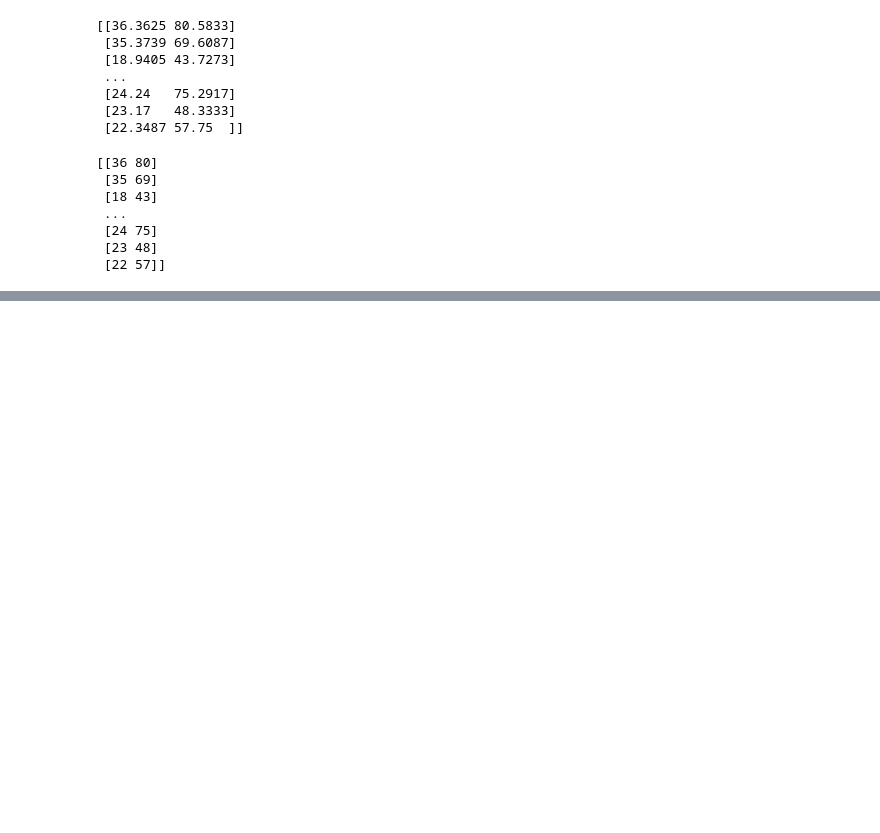
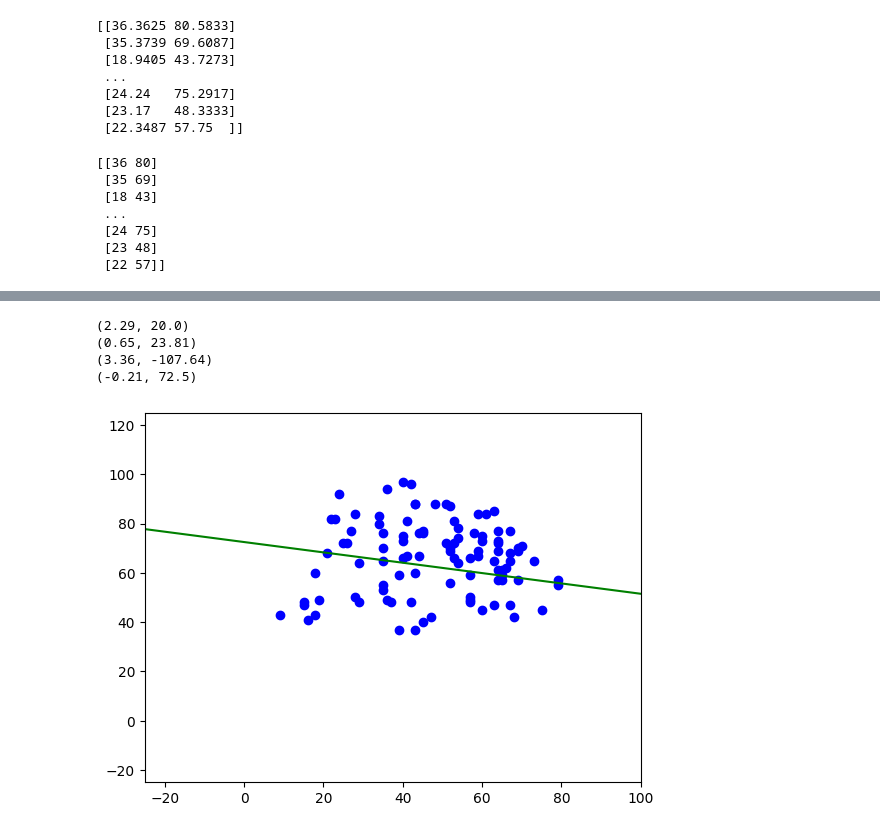
Before and after one commit to VarinKala26/CoresetsForProjectiveClustering, a Jupyter notebook: v1_coresetsforprojectiveclustering.ipynb, the cells around one changed output, grey strips where cells are left out. Saved outputs shown, nothing was run; the diff lists cells and outputs as text; code cells hidden in the pictures; blank space fills up the shorter version.

```diff
--- a/v1_coresetsforprojectiveclustering.ipynb
+++ b/v1_coresetsforprojectiveclustering.ipynb
@@ -213,0 +240,40 @@ plt.show()
+# %%
+def find_optimal_l_centrum(F, l, P):
+    flag = True
+    optimalLine = None
+    optimalDistances = []
+
+    for line in F:
+        distances = []
+        for pt in P:
+            d = find_dist(pt, line)
+            distances.append(d)
+        distances.sort(reverse=True)
+        max_l_sum = sum(distances[:l])
+        if flag:
+            optimalDistance = max_l_sum
+            flag = False
+        optimalDistance = min(optimalDistance, max_l_sum)
+        if optimalDistance==max_l_sum:
+            optimalLine = line
+            print(line)
+            optimalDistances = distances
+
+    return optimalLine, optimalDistances
+# %%
+#test_2
+
+l = 1
+L_1, D_1 = find_optimal_l_centrum(F_2, l, data)
+plotPoint(data)
+plotLine(L_1[0], L_1[1])
+
+plt.xlim(-25, 100)
+plt.ylim(-25, 125)
+plt.show()
+# %% [output]
+(2.29, 20.0)
+(0.65, 23.81)
+(3.36, -107.64)
+(-0.21, 72.5)
+[figure, added]
```
Also changed, not shown: parts of 6 cells of this notebook.
